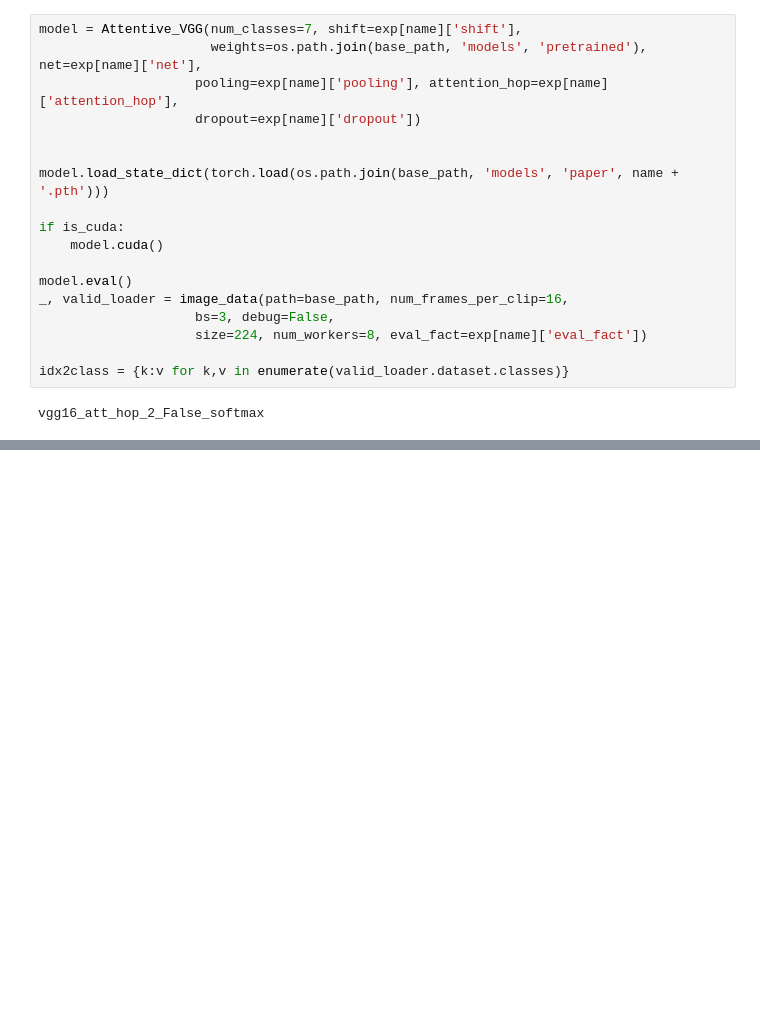
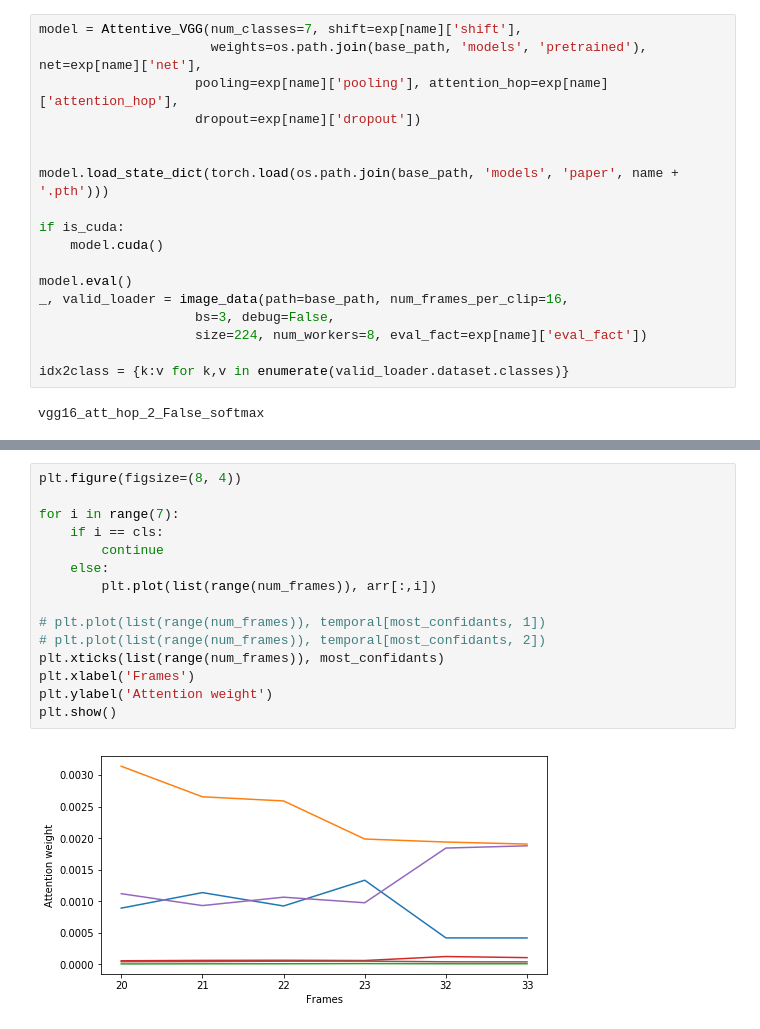
Before and after one commit to Masseeh/EmotiW19, a Jupyter notebook: vis.ipynb, the cells around one changed output, grey strips where cells are left out. Cells and saved outputs as stored; diff of their text form; blank space fills up the shorter version.

```diff
--- a/vis.ipynb
+++ b/vis.ipynb
@@ -193,0 +265,17 @@ plt.show()
+# %%
+plt.figure(figsize=(8, 4))
+
+for i in range(7):
+    if i == cls:
+        continue
+    else:
+        plt.plot(list(range(num_frames)), arr[:,i])
+
+# plt.plot(list(range(num_frames)), temporal[most_confidants, 1])
+# plt.plot(list(range(num_frames)), temporal[most_confidants, 2])
+plt.xticks(list(range(num_frames)), most_confidants)
+plt.xlabel('Frames')
+plt.ylabel('Attention weight')
+plt.show()
+# %% [output]
+[figure, added]
```
Also changed, not shown: parts of 17 cells of this notebook, 4 other files.
